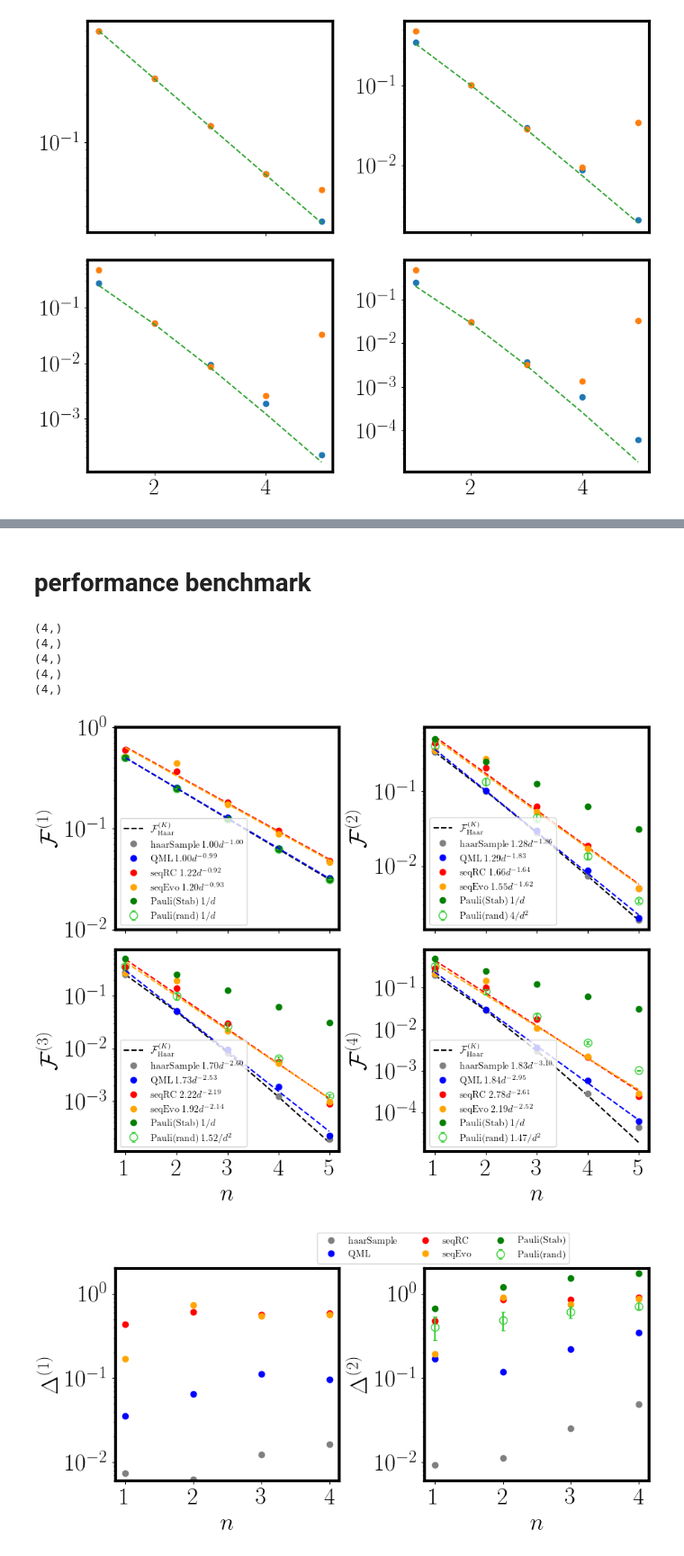
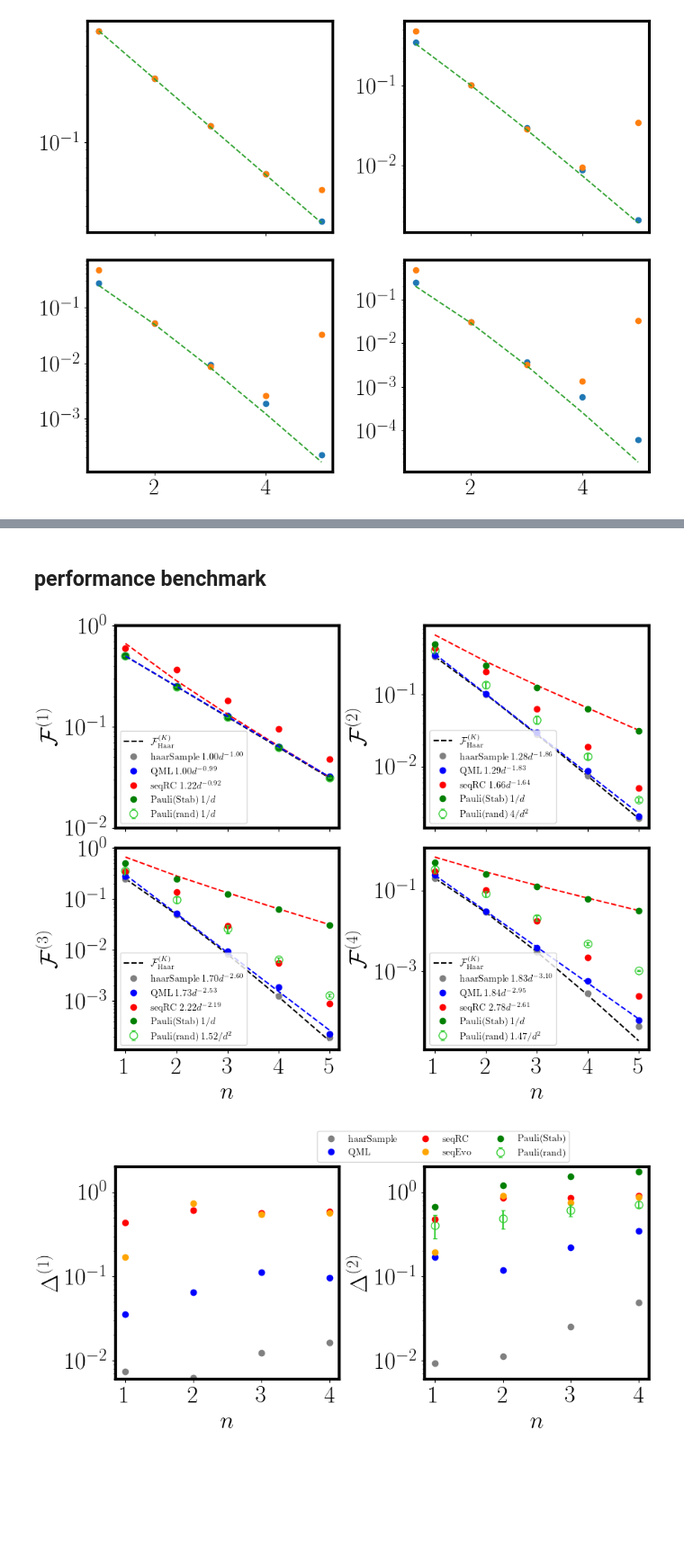
Before and after one commit to bzGit06/HaarQML, a Jupyter notebook: QTM_haar.ipynb, the cells around one changed output, grey strips where cells are left out. Shown at 90% size. Drawn from its saved outputs; the diff is of its cells as text; code cells hidden in the pictures; blank space fills up the shorter version.

```diff
--- a/QTM_haar.ipynb
+++ b/QTM_haar.ipynb
@@ -707,0 +711,32 @@ plt.tight_layout()
+# %%
+ns = np.arange(1, 6)
+
+path = 'data/training/avgState'
+
+fp_qml1 = []
+fp_qml2 = []
+for i in range(5):
+    each = np.load(os.path.join(path, f'n{ns[i]}/states/HaarAvgFP_n{ns[i]}na1T32L{2*(ns[i]+1)}_r0.22.npy'))
+    fp_qml1.append(each)
+    if i<4:
+        each = np.load(os.path.join(path, f'n{ns[i]}/states/HaarAvgFP_n{ns[i]}na{ns[i]}T24L{4*ns[i]}_r0.29.npy'))
+        fp_qml2.append(each)
+fp_qml1 = np.stack(fp_qml1, axis=1)
+fp_qml2 = np.stack(fp_qml2, axis=1)
+
+fp_haar_samples = np.load('data/HaarSamplesFP.npy')
+
+fig, axs = plt.subplots(2, 2, figsize=(10, 8), sharex=True)
+for i in range(4):
+    fp_haar = 1./binom(2**ns + i+1 - 1, i+1)
+    axs[i//2, i%2].plot(ns, fp_haar, '--', c='k', label=r'Haar')
+    axs[i//2, i%2].plot(ns, fp_haar_samples[i], 'o', c='grey')
+    axs[i//2, i%2].plot(ns, fp_qml1[i], 'o', label='$n_A=1$')
+    axs[i//2, i%2].plot(ns[:4], fp_qml2[i], 'o', label='$n_A=n$')
+    axs[i//2, i%2].set_yscale('log')
+    axs[1, i%2].set_xlabel(r'$n$')
+    axs[i//2, i%2].set_ylabel(r'$\mathcal{F}^{(%d)}$'%(i+1))
+    axs[1, i%2].set_xticks(ns)
+
+axs[0, 0].legend(fontsize=10)
+plt.tight_layout()
@@ -708,5 +745,5 @@ plt.tight_layout()
 # %% [markdown]
-# performance benchmark
+## performance benchmark
 # %%
 # frame potential
 ns = np.arange(1, 6)
@@ -757,46 +794,42 @@ for i in range(4):
     axs[i//2, i%2].plot(ns, fp_qml[i], 'o', c='b', label=fr'${{\rm QML\:}} {2**p_qml[1]:.2f}d^{{{p_qml[0]:.2f}}}$')
 
     p_rc = np.polyfit(x=ns, y=np.log2(fp_gsrc[i]), deg=1)
-    axs[i//2, i%2].plot(ns, 2**p_rc[1] * 2**(ns * p_rc[0]), '--', c='r')
+    #axs[i//2, i%2].plot(ns, 2**p_rc[1] * 2**(ns * p_rc[0]), '--', c='r')
+    axs[i//2, i%2].plot(ns, 2/(2*2**ns - 1), '--', c='r')
     axs[i//2, i%2].plot(ns, fp_gsrc[i], 'o', c='r', label=fr'${{\rm seqRC\:}} {2**p_rc[1]:.2f}d^{{{p_rc[0]:.2f}}}$')
 
-    p_evo = np.polyfit(x=ns, y=np.log2(fp_evo[i]), deg=1)
-    axs[i//2, i%2].plot(ns, 2**p_evo[1] * 2**(ns * p_evo[0]), '--', c='orange')
-    axs[i//2, i%2].plot(ns, fp_evo[i], 'o', c='orange',
-        label=fr'${{\rm seqEvo\:}} {2**p_evo[1]:.2f}d^{{{p_evo[0]:.2f}}}$')
+    # p_evo = np.polyfit(x=ns, y=np.log2(fp_evo[i]), deg=1)
+    # axs[i//2, i%2].plot(ns, 2**p_evo[1] * 2**(ns * p_evo[0]), '--', c='orange')
+    # axs[i//2, i%2].plot(ns, fp_evo[i], 'o', c='orange',
+    #     label=fr'${{\rm seqEvo\:}} {2**p_evo[1]:.2f}d^{{{p_evo[0]:.2f}}}$')
 
     axs[i//2, i%2].plot(ns, fps_stab[1, i], 'o', c='g', label=r'${\rm Pauli(Stab)\:} 1/d$')
     if not i:
         s = r'$1/d$'
     elif i==1:
         s = r'$4/d^2$'
     elif i==2:
         s = r'$1.52/d^2$'
     else:
         s = r'$1.47/d^2$'
     axs[i//2, i%2].errorbar(ns, np.mean(fps_rand[:, i], axis=0), yerr=np.std(fps_rand[:, i], axis=0),
         fmt='o', mfc='white', markersize=8, capsize=2, barsabove=True, c='limegreen',
         label=r'${\rm Pauli(rand)\:}$'+s)
 
     axs[i//2, i%2].legend(fontsize=10)
     axs[i//2, i%2].set_yscale('log')
     axs[1, i%2].set_xlabel(r'$n$')
     axs[i//2, i%2].set_ylabel(r'$\mathcal{F}^{(%d)}$'%(i+1))
     axs[1, i%2].set_xticks(ns)
 
 axs[0, 0].set_ylim(1e-2, 1)
 plt.subplots_adjust(wspace=0.38, hspace=0.1)
 
 #plt.savefig('figures/benchmark.pdf', bbox_inches='tight')
 plt.show()
 plt.close()
 # %% [output]
-(4,)
-(4,)
-(4,)
-(4,)
-(4,)
-[figure, old version]
+[figure, new version]
 # %%
 # frame potential
 ns = np.arange(1, 5)
```
Also changed, not shown: parts of 6 cells of this notebook.
